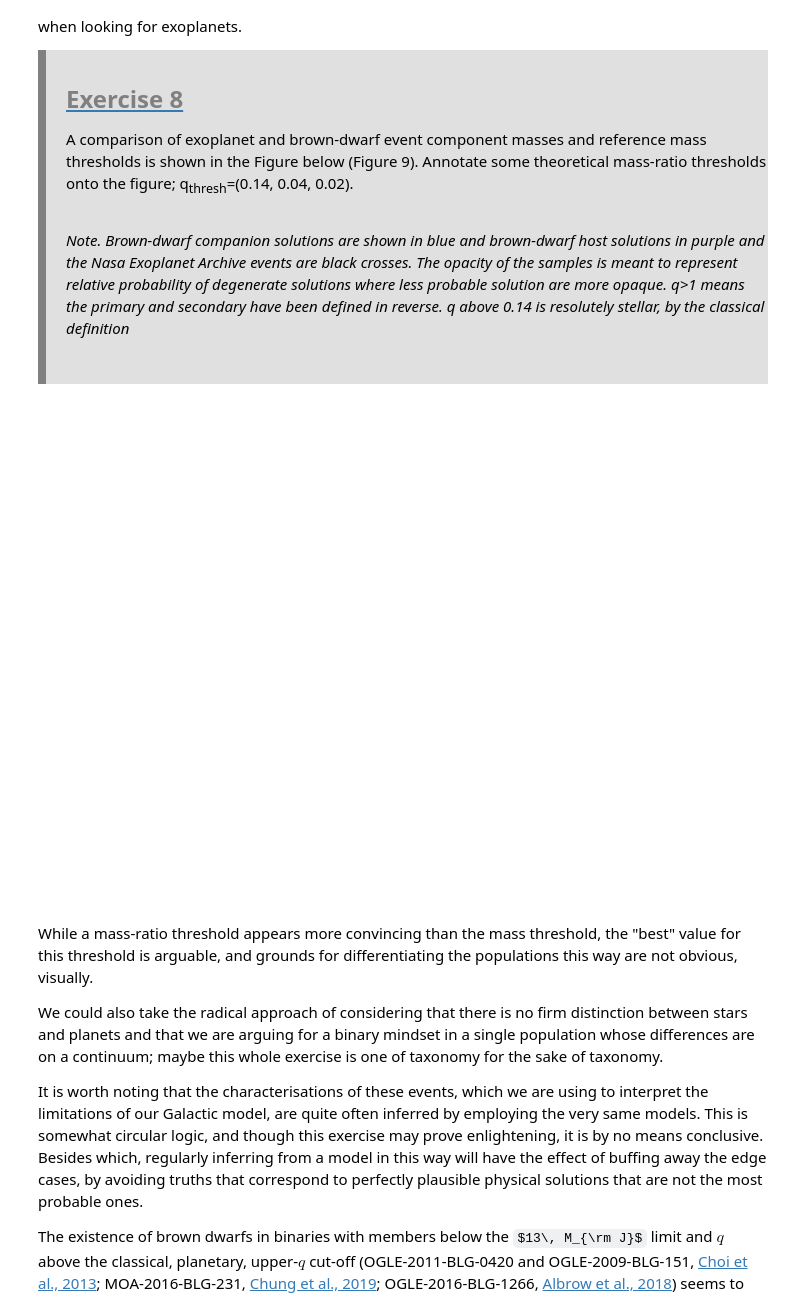
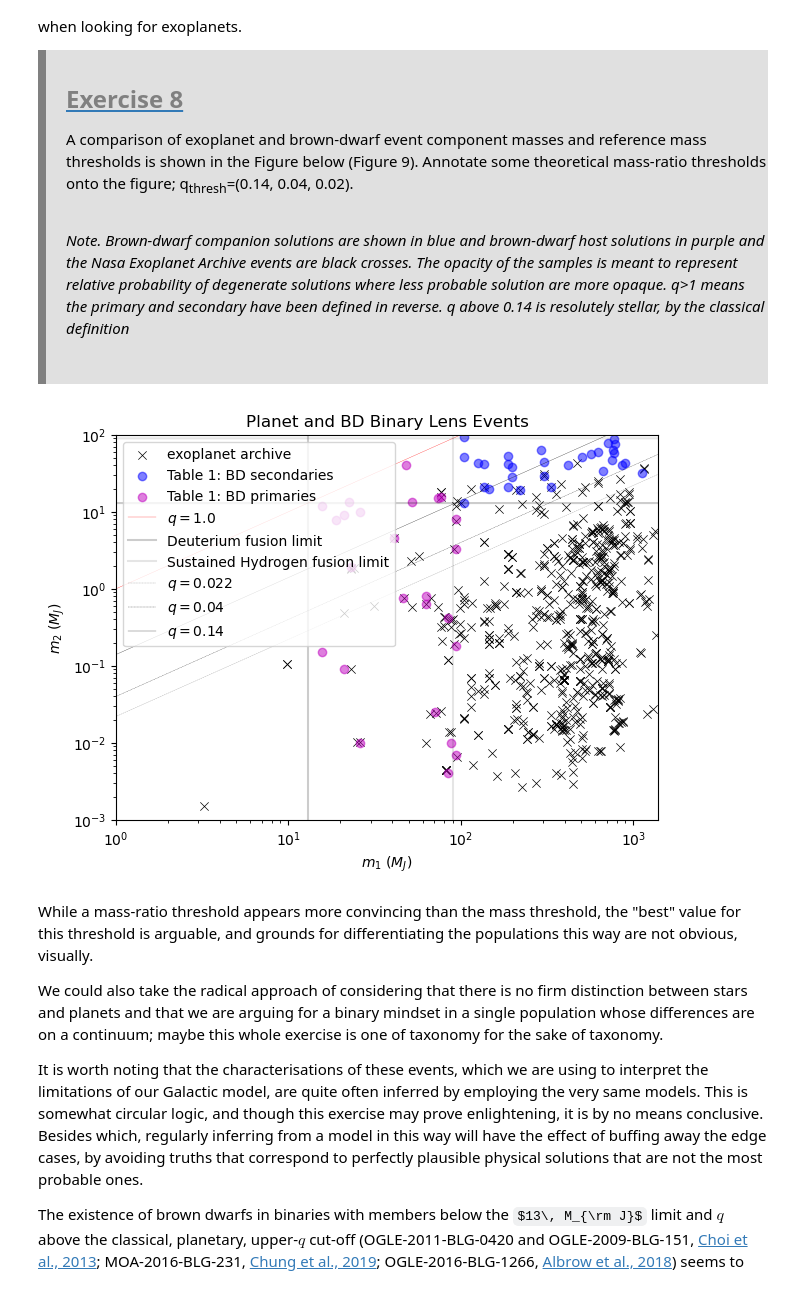
Before and after one commit to AmberLee2427/TheMicrolensersGuideToTheGalaxy, a Jupyter notebook: Notebooks/PlanetsAndBrownDwarfs.ipynb, the cells around one changed output. Drawn from its saved outputs; the diff is of its cells as text; code cells hidden in the pictures; some formulas as TeX source.

```diff
--- a/Notebooks/PlanetsAndBrownDwarfs.ipynb
+++ b/Notebooks/PlanetsAndBrownDwarfs.ipynb
@@ -1023,17 +909,73 @@ Meanwhile, applying the same cut-off to the solutions presented in the NASA Exop
     <p style="margin: 0 20px;"><i>Note. Brown-dwarf companion solutions are shown in blue and brown-dwarf host solutions in purple and the Nasa Exoplanet Archive events are black crosses. The opacity of the samples is meant to represent relative probability of degenerate solutions where less probable solution are more opaque. q>1 means the primary and secondary have been defined in reverse. q above 0.14 is resolutely stellar, by the classical definition</p>
     <br>
 </div>
-# %%
-plt.close(9)
-plt.figure(num=9, figsize=(7, 5))
-
-######################
-# Your code goes here
-######################
-
-plt.show()
-# %% [output]
-[figure, removed]
+# %%
+# Fetch data from the ML table in NASA Exoplanet Archive using astroquery
+query = NasaExoplanetArchive.query_criteria(table="ML", select="pl_name,ml_modeldef,pl_massj,st_mass")
+ML_df = query.to_pandas()
+ML_df = ML_df.dropna(subset=['pl_massj', 'st_mass', 'ml_modeldef']).copy()
+#ML_df = ML_df[ML_df['ml_modeldef'] == 1]  # to keep just the default models
+ML_df.rename(columns={'pl_massj': 'm2_MJ', 'st_mass': 'm1_MS'}, inplace=True)
+ML_df['m1_MJ'] = ML_df['m1_MS'] * 1047.57
+# %%
+plt.close(9)
+plt.figure(num=9, figsize=(7, 5))
+
+# Plot m1 vs m2
+plt.scatter(ML_df['m1_MJ'],
+            ML_df['m2_MJ'],
+            color='k',
+            marker='x',
+            lw=0.5,
+            label='exoplanet archive'
+            )
+
+BD_BLcomp_df['m1_MJ'] = BD_BLcomp_df['m1_MSolar'] * 1047.57
+BD_BLhost_df['m1_MJ'] = BD_BLhost_df['m1_MSolar'] * 1047.57
+
+plt.scatter(BD_BLcomp_df['m1_MJ'],
+            BD_BLcomp_df['m2_MJ'],
+            color='b',
+            label="Table 1: BD secondaries",
+            alpha=0.5
+            )
+plt.scatter(BD_BLhost_df['m1_MJ'],
+            BD_BLhost_df['m2_MJ'],
+            color='m',
+            label="Table 1: BD primaries",
+            alpha=0.5)
+
+# Annotations
+x = np.linspace(0.1, 1400., 1400)
+y = x * 1.0
+plt.plot(x, y, 'r-', lw=0.2, label=r'$q=1.0$')
+y = x * 0. + 13.0
+plt.plot(x,y,'k-', alpha=0.2, label='Deuterium fusion limit')
+y = x * 0. + 90.0
+plt.plot(x, y, 'k-', alpha=0.1, label='Sustained Hydrogen fusion limit')
+y = np.linspace(0.001, 1000., 1000)
+x = y * 0. + 13.0
+plt.plot(x, y, 'k-', alpha=0.2)
+x = y * 0. + 90.0
+plt.plot(x, y, 'k-', alpha=0.1)
+
+######################
+# Your code goes here
+
+######################
+
+plt.xlabel(r'$m_1$ ($M_J$)')
+plt.ylabel(r'$m_2$ ($M_J$)')
+plt.title('Planet and BD Binary Lens Events')
+plt.xlim((1, 1400))
+plt.ylim((0.001,100.))
+plt.yscale('log')
+plt.xscale('log')
+plt.legend(loc='upper left')
+
+plt.show()
+# %% [output]
+[figure, added]
 # %% [markdown]
 While a mass-ratio threshold appears more convincing than the mass threshold, the "best" value for this threshold is arguable, and grounds for differentiating the populations this way are not obvious, visually.
 
```
Also changed, not shown: parts of 8 cells of this notebook, 16 other files.
